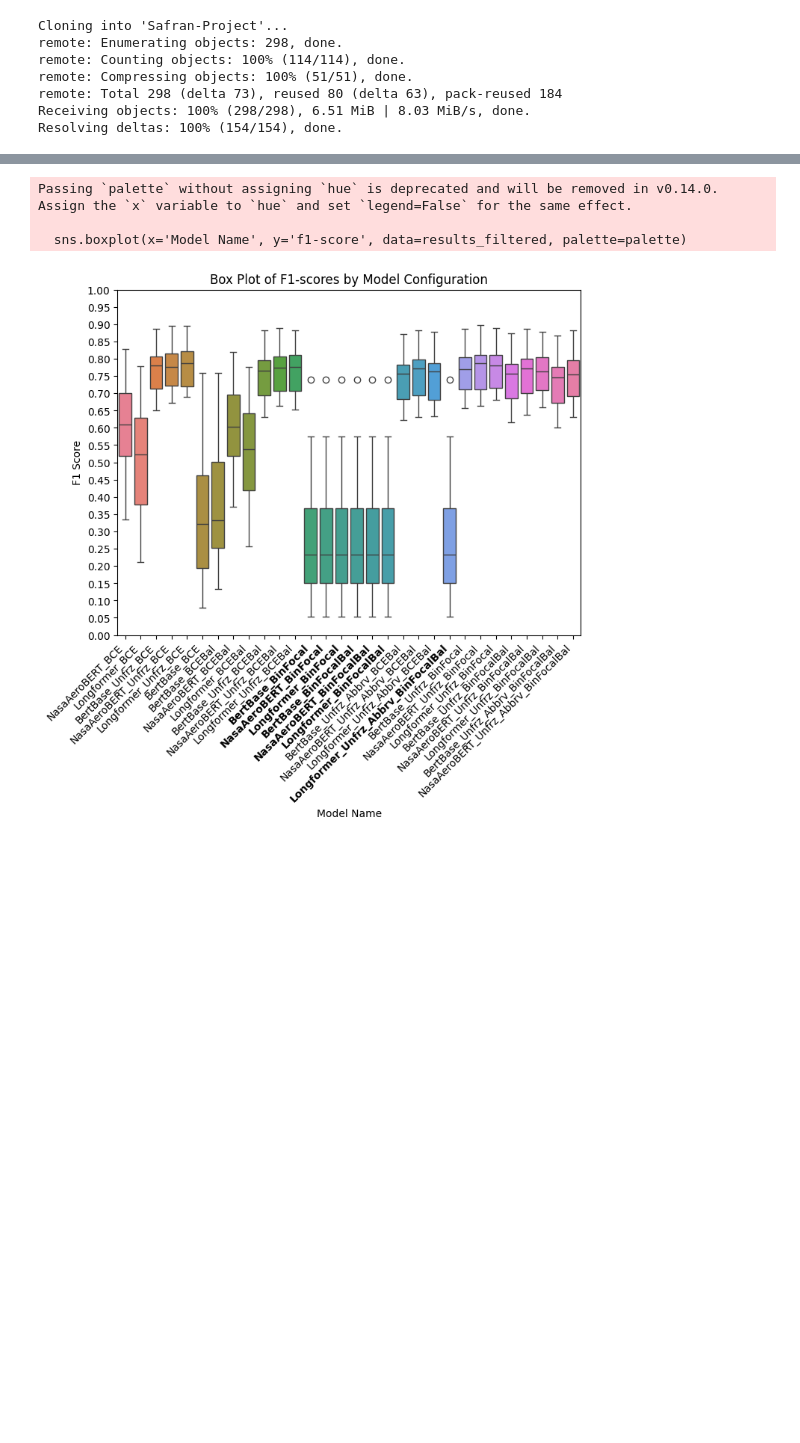
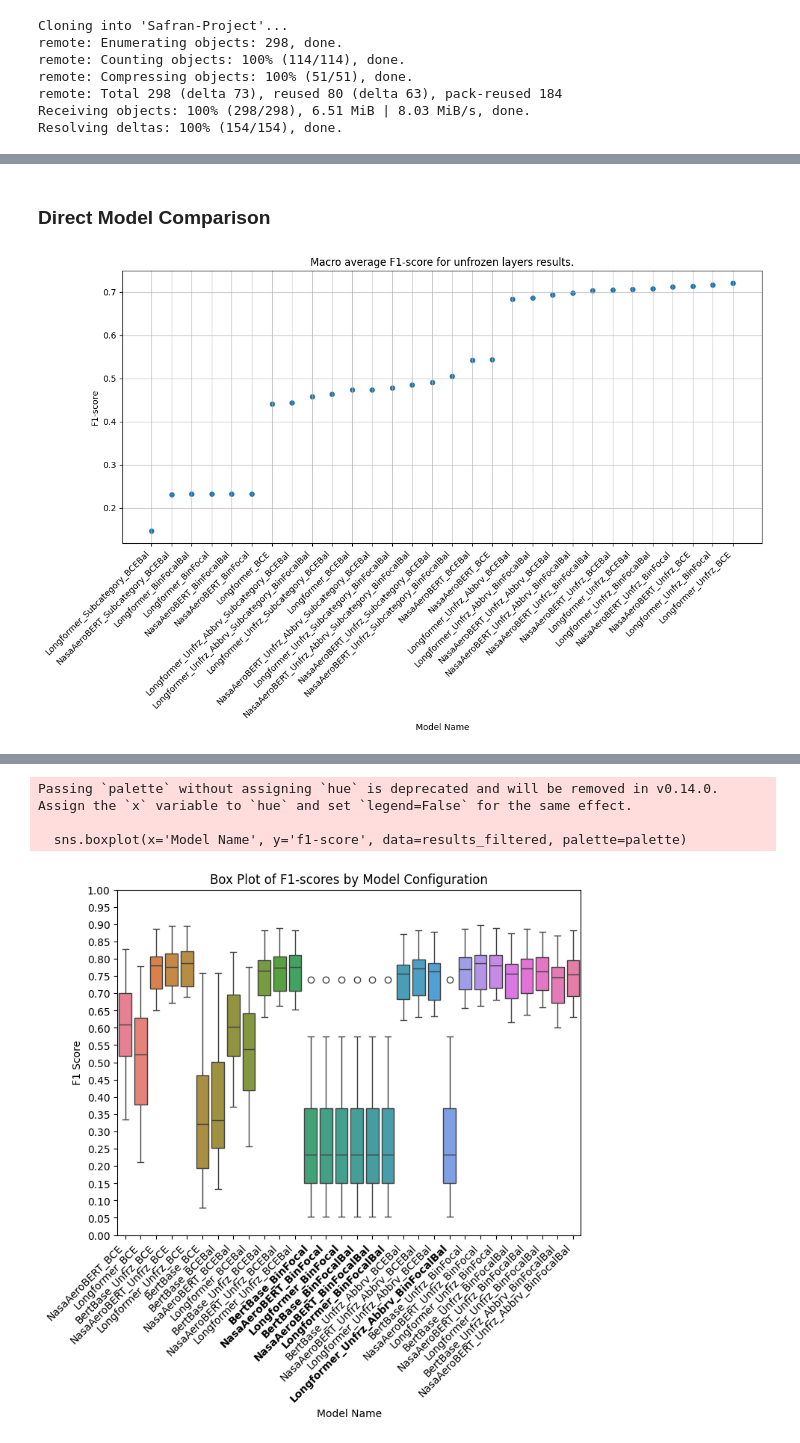
Before and after one commit to Gogonemnem/Safran-Project, a Jupyter notebook: Visualization_plot.ipynb, the cells around one changed output, grey strips where cells are left out. Saved outputs shown, nothing was run; the diff lists cells and outputs as text; code cells hidden in the pictures; blank space fills up the shorter version.

```diff
--- a/Visualization_plot.ipynb
+++ b/Visualization_plot.ipynb
@@ -40,3 +83,17 @@ results
+# %%
+# Prediction set indicator
+def prediction_set(x):
+    if "Subcategory" in x:
+        return "subcategory"
+    else:
+        return "group"
+# %%
+# Apply the indicators
+results["Model"] = results["Model Name"].apply(model_indic)
+results["Layer"] = results["Model Name"].apply(frozen_config)
+results["Training_data"] = results["Model Name"].apply(training_config)
+results["Loss"] = results["Model Name"].apply(loss_config)
+results["Prediction_set"] = results["Model Name"].apply(prediction_set)
 # %%
 import re
 
@@ -69,0 +264,2 @@ xticks = shortened_model_names
+# %% [markdown]
+### Direct Model Comparison
@@ -69,0 +272,27 @@ xticks = shortened_model_names
+# %%
+# Loss BCE, FocalLoss, balanced, or unbalanced
+#filtered_model = results[(results["Model"] == "BERT") & (results["Category"] == "macro avg")].sort_values(by="f1-score")
+filtered_models = results[((results["Model"] == "SafeAeroBERT") | (results["Model"] == "LongFormer")) & (results["Category"] == "macro avg")].sort_values(by="f1-score")
+x_values = filtered_models["Short_name"]
+y_values = filtered_models["f1-score"]
+
+# Abbreviations visualization
+plt.figure(figsize=(12, 8))
+
+# Scatter plot
+plt.scatter(x_values, y_values, marker='o', linewidths=0.2)
+
+# Rotate x-axis labels for better readability
+plt.xticks(range(len(x_values)), x_values, rotation=45, ha='right')
+
+# Labeling the axes and the plot
+plt.xlabel('Model Name')
+plt.ylabel('F1-score')
+plt.title('Macro average F1-score for unfrozen layers results.')
+plt.grid(alpha=0.7)
+
+# Show plot
+plt.tight_layout()
+plt.show()
+# %% [output]
+[figure, added]
```
Also changed, not shown: parts of 23 cells of this notebook.
